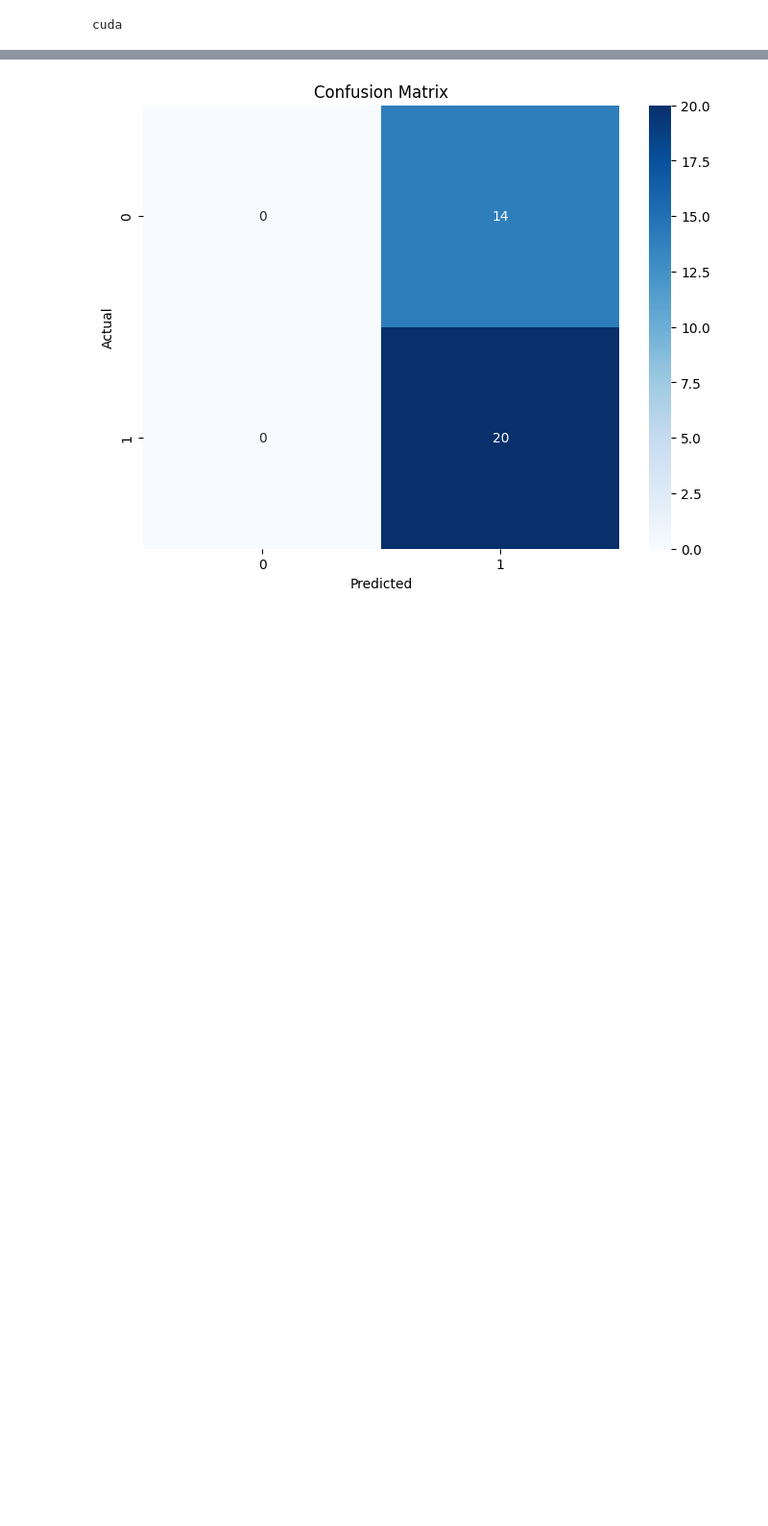
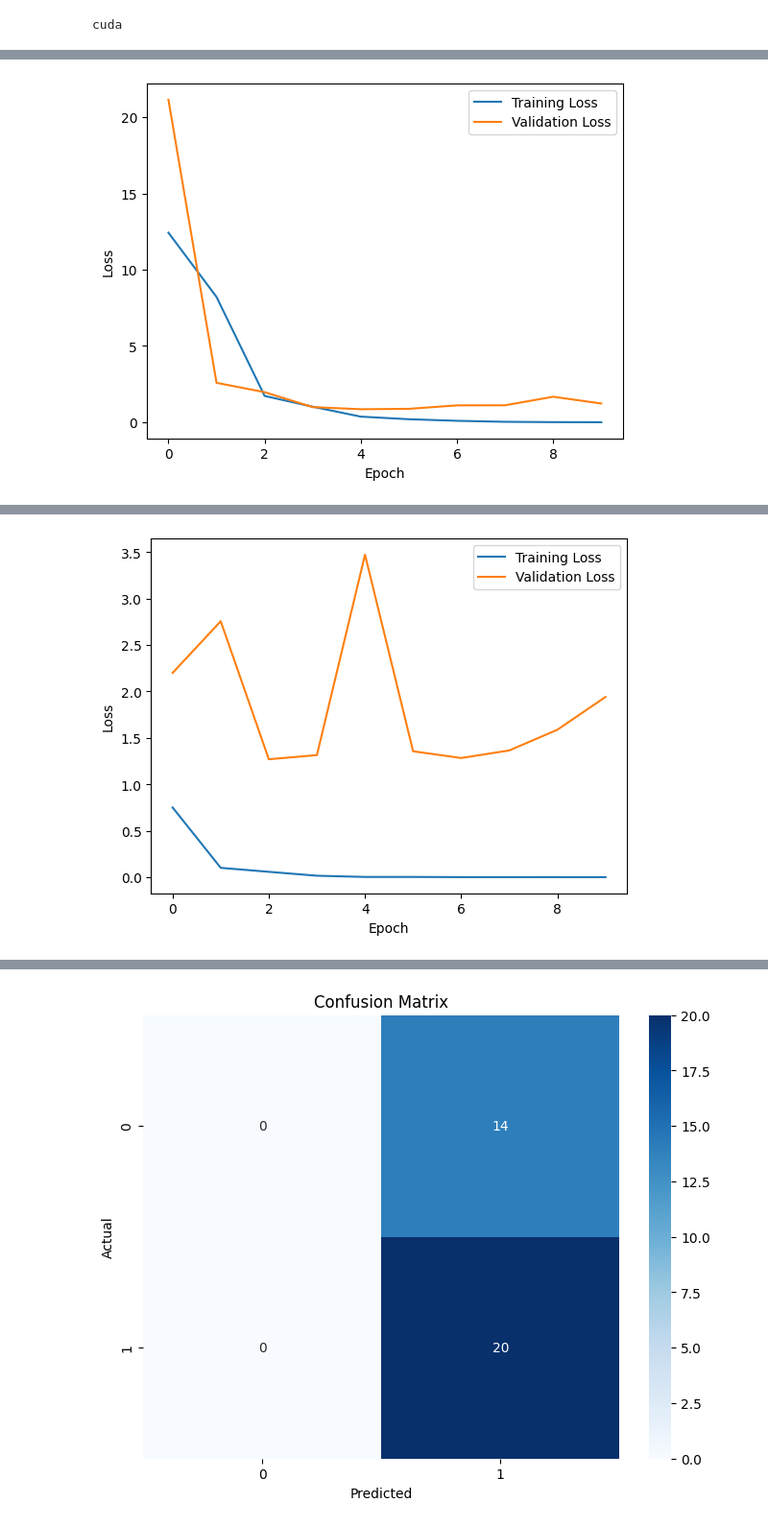
Before and after one commit to AustinHCopley/ezPiezo, a Jupyter notebook: ezPiezoCNN.ipynb, the cells around one changed output, grey strips where cells are left out. Shown: that part at 96% size. Saved outputs shown, nothing was run; the diff lists cells and outputs as text; code cells hidden in the pictures; blank space fills up the shorter version.

```diff
--- a/ezPiezoCNN.ipynb
+++ b/ezPiezoCNN.ipynb
@@ -18,5 +23,7 @@ else:
 # %% [output]
 cuda
+# %%
+device = torch.device('cpu')
 # %%
 train_labels = "./data/train_labels.csv"
 test_labels = "./data/test_labels.csv"
@@ -26,7 +33,8 @@ train_dir = test_dir = val_dir = "./data/raw/"
 transform = transforms.Compose([
     # transforms.Resize((480, 640)),
     transforms.ToTensor(),
-    transforms.Normalize(mean=[0.5, 0.5, 0.5], std=[0.5, 0.5, 0.5])
+    # transforms.Normalize(mean=[0.5, 0.5, 0.5], std=[0.5, 0.5, 0.5])
+    transforms.Normalize(mean=[0.485, 0.456, 0.406], std=[0.229, 0.224, 0.225])
 ])
 
 train_dataset = pzImg(train_labels, train_dir, transform=transform)
@@ -43,12 +51,12 @@ input_size = 480*640*3
 # for now, this is only a binary classification task
 num_classes = 2
 # %%
-def train_cnn(num_classes, batch_size, learning_rate, optim, num_epochs=10):
+def train_cnn(model, batch_size, learning_rate, optim, num_epochs=10):
 
     train_loader = DataLoader(train_dataset, batch_size=batch_size, shuffle=True)
     val_loader = DataLoader(val_dataset, batch_size=batch_size)
 
-    model = ezPzCNN(num_classes=num_classes).to(device)
+    model.to(device)
     criterion = nn.CrossEntropyLoss()
     optimizer = optim(model.parameters(), lr=learning_rate)
 
@@ -103,4 +111,9 @@ def train_cnn(num_classes, batch_size, learning_rate, optim, num_epochs=10):
     plt.ylabel('Loss')
     plt.legend()
     plt.show()
+
+    del model
+    del optim
+    torch.cuda.empty_cache()
+
     return val_accuracy
@@ -126,22 +120,29 @@ Epoch [10/10], Loss: 0.60550
 # %%
+num_classes = 2
+
+# resnet = models.resnet50(pretrained=True)
+# resnet.fc = torch.nn.Linear(resnet.fc.in_features, num_classes)
+
 param_grid = {
-    'learning_rate': [0.0006, 0.001, 0.002],
+    'model': [ezPzCNN(num_classes)],
+    'learning_rate': [0.001, 0.002],#0.0006]
     'batch_size': [24, 16],
     # 'dropout': [0.2, 0.4, 0.6, 0.8],
-    'optim': [torch.optim.Adam, torch.optim.Adagrad]
+    'optim': [torch.optim.Adam]#, torch.optim.Adagrad]
 }
 
 best_accuracy = 0.0
 best_params = {}
-
 for learning_rate in param_grid['learning_rate']:
     for batch_size in param_grid['batch_size']:
         for optim in param_grid['optim']:
-            accuracy = train_cnn(2, batch_size, learning_rate, optim)
-            print(f"ACCURACY {batch_size}, {learning_rate}, {optim}:  {accuracy:.3%}")
-            if accuracy > best_accuracy:
-                best_accuracy = accuracy
-                best_params = {'learning_rate': learning_rate, 'batch_size': batch_size, 'optim': optim}
+            for model in param_grid['model']:
+                accuracy = train_cnn(model, batch_size, learning_rate, optim)
+                print(f"ACCURACY {model}, {batch_size}, {learning_rate}, {optim}:  {accuracy:.3%}")
+                if accuracy > best_accuracy:
+                    best_accuracy = accuracy
+                    best_params = {'model': model, 'learning_rate': learning_rate, 'batch_size': batch_size, 'optim': optim}
 
 print("Best Parameters:", best_params)
 print("Best Accuracy:", best_accuracy)
+# %% [output]
@@ -147,0 +159 @@ print("Best Accuracy:", best_accuracy)
+[figure, added]
@@ -147,0 +177 @@ print("Best Accuracy:", best_accuracy)
+[figure, added]
```
Also changed, not shown: parts of 5 cells of this notebook, 10 other files.
